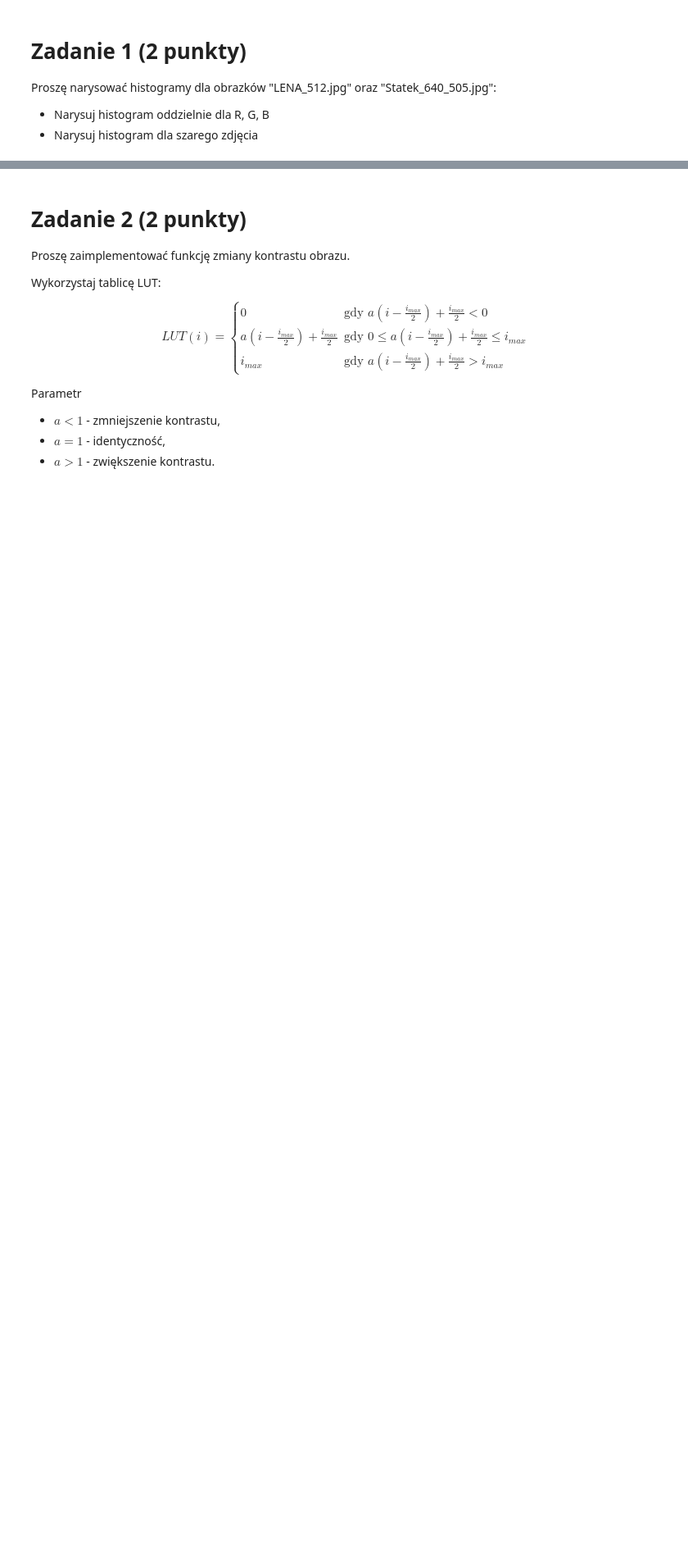
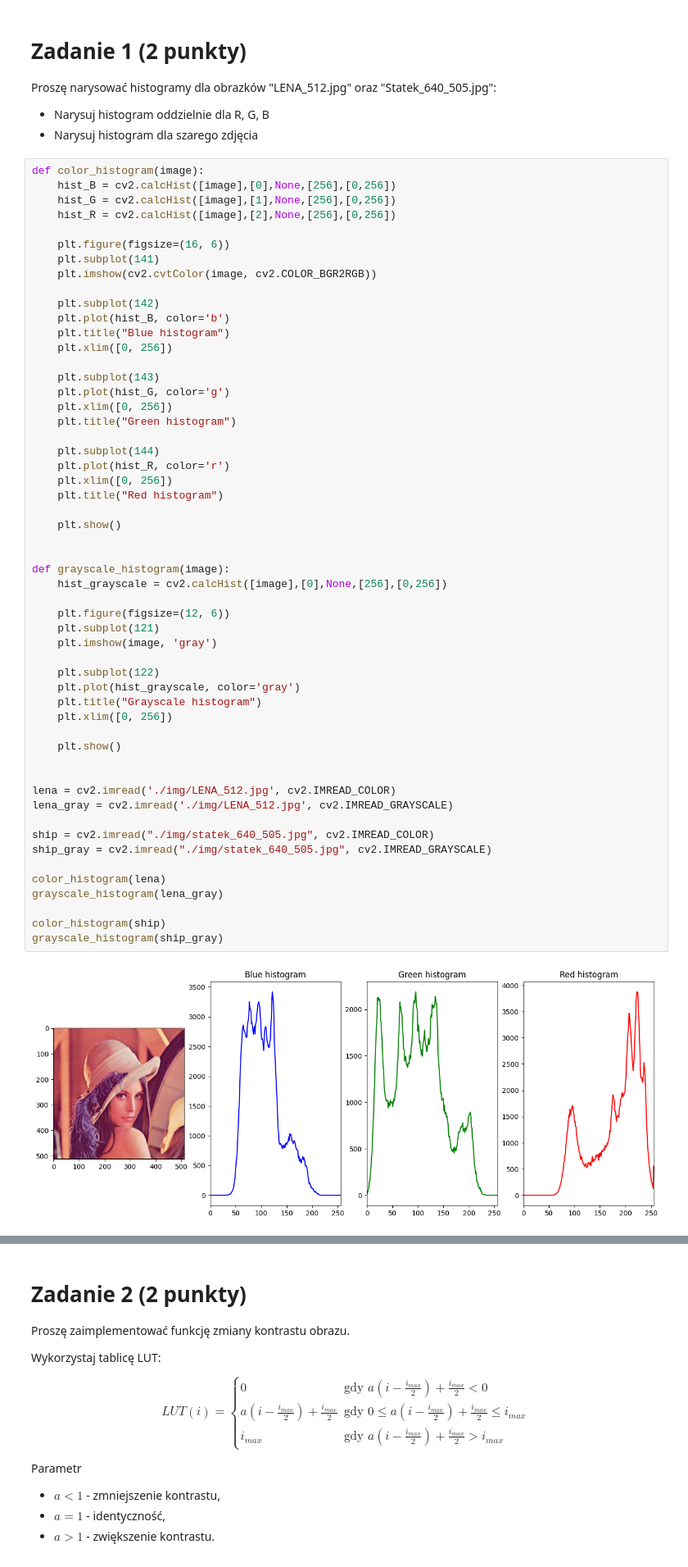
Before and after one commit to tomek0123456789/PGiM, a Jupyter notebook: exercises/PGiM_Z6.ipynb, the cells around one changed output, grey strips where cells are left out. Shown at 82% size. Saved outputs shown, nothing was run; the diff lists cells and outputs as text; blank space fills up the shorter version.

```diff
--- a/exercises/PGiM_Z6.ipynb
+++ b/exercises/PGiM_Z6.ipynb
@@ -7,3 +12,59 @@ Proszę narysować histogramy dla obrazków "LENA_512.jpg" oraz "Statek_640_505.
 
   * Narysuj histogram oddzielnie dla R, G, B
   * Narysuj histogram dla szarego zdjęcia
+# %%
+def color_histogram(image):
+    hist_B = cv2.calcHist([image],[0],None,[256],[0,256])
+    hist_G = cv2.calcHist([image],[1],None,[256],[0,256])
+    hist_R = cv2.calcHist([image],[2],None,[256],[0,256])
+
+    plt.figure(figsize=(16, 6))
+    plt.subplot(141)
+    plt.imshow(cv2.cvtColor(image, cv2.COLOR_BGR2RGB))
+
+    plt.subplot(142)
+    plt.plot(hist_B, color='b')
+    plt.title("Blue histogram")
+    plt.xlim([0, 256])
+
+    plt.subplot(143)
+    plt.plot(hist_G, color='g')
+    plt.xlim([0, 256])
+    plt.title("Green histogram")
+
+    plt.subplot(144)
+    plt.plot(hist_R, color='r')
+    plt.xlim([0, 256])
+    plt.title("Red histogram")
+
+    plt.show()
+
+
+def grayscale_histogram(image):
+    hist_grayscale = cv2.calcHist([image],[0],None,[256],[0,256])
+
+    plt.figure(figsize=(12, 6))
+    plt.subplot(121)
+    plt.imshow(image, 'gray')
+
+    plt.subplot(122)
+    plt.plot(hist_grayscale, color='gray')
+    plt.title("Grayscale histogram")
+    plt.xlim([0, 256])
+
+    plt.show()
+
+
+lena = cv2.imread('./img/LENA_512.jpg', cv2.IMREAD_COLOR)
+lena_gray = cv2.imread('./img/LENA_512.jpg', cv2.IMREAD_GRAYSCALE)
+
+ship = cv2.imread("./img/statek_640_505.jpg", cv2.IMREAD_COLOR)
+ship_gray = cv2.imread("./img/statek_640_505.jpg", cv2.IMREAD_GRAYSCALE)
+
+color_histogram(lena)
+grayscale_histogram(lena_gray)
+
+color_histogram(ship)
+grayscale_histogram(ship_gray)
+# %% [output]
+[figure, added]
```
Also changed, not shown: parts of 6 cells of this notebook.
